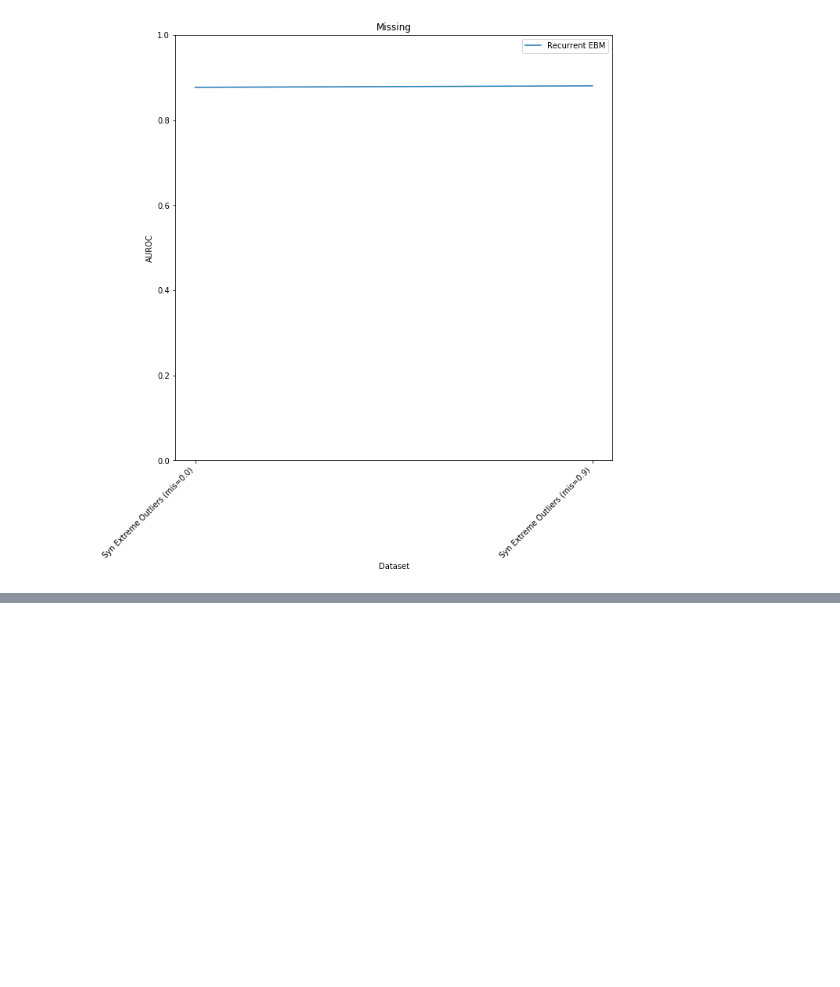
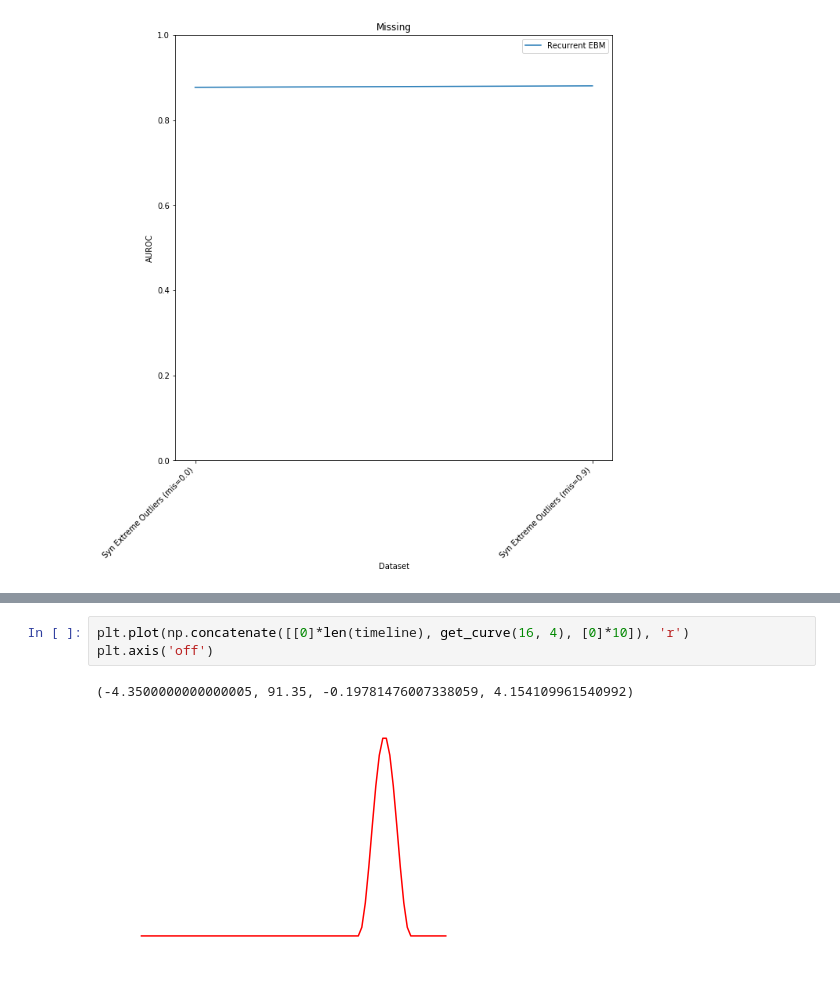
Before and after one commit to KDD-OpenSource/DeepADoTS, a Jupyter notebook: notebooks/3.1-tk-plot-missing.ipynb, the cells around one changed output, grey strips where cells are left out. Saved outputs shown, nothing was run; the diff lists cells and outputs as text; blank space fills up the shorter version.

```diff
--- a/notebooks/3.1-tk-plot-missing.ipynb
+++ b/notebooks/3.1-tk-plot-missing.ipynb
@@ -81,0 +98,6 @@ fig = evaluator2.plot_experiment_comparison('Missing')
+# %%
+plt.plot(np.concatenate([[0]*len(timeline), get_curve(16, 4), [0]*10]), 'r')
+plt.axis('off')
+# %% [output]
+(-4.3500000000000005, 91.35, -0.19781476007338059, 4.154109961540992)
+[figure, added]
```
Also changed, not shown: parts of 3 cells of this notebook.
